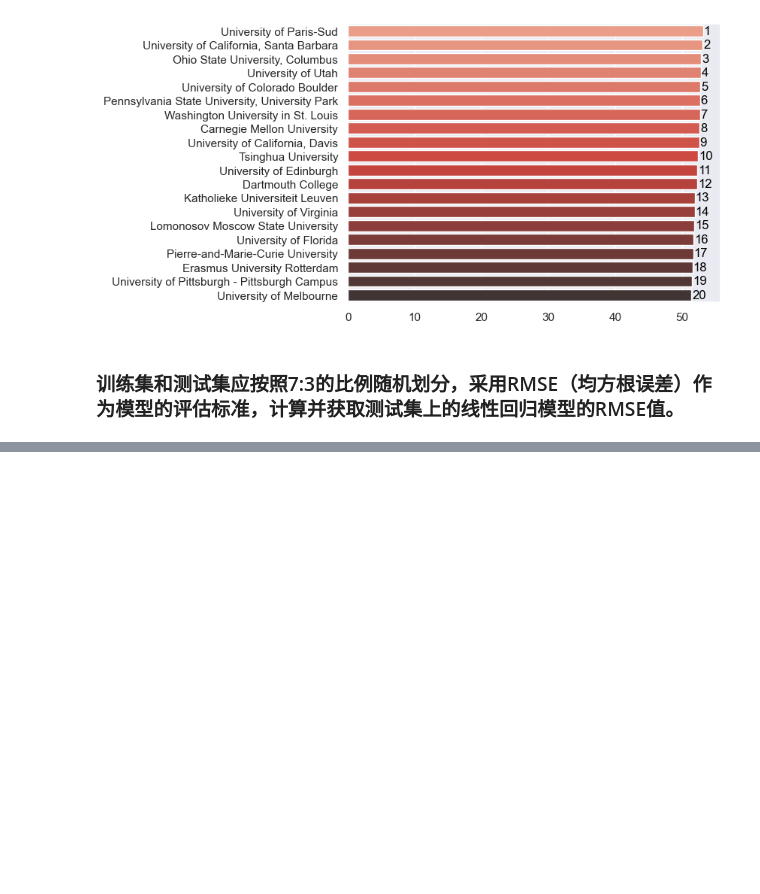
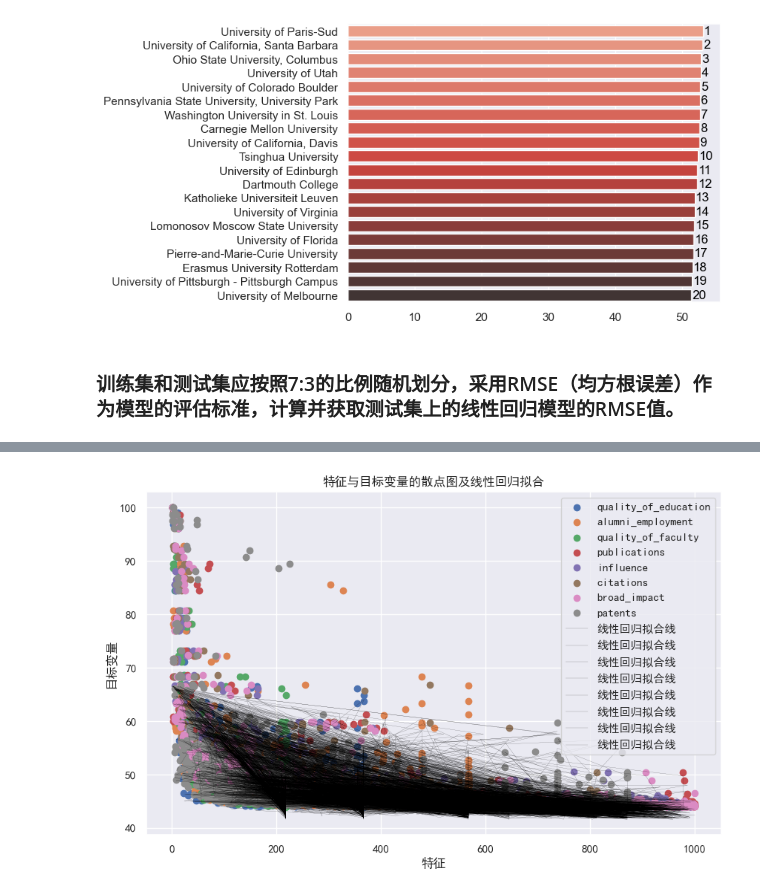
Before and after one commit to 155469wxh/AI, a Jupyter notebook: 基于回归分析的大学综合得分预测/mycode.ipynb, the cells around one changed output, grey strips where cells are left out. Drawn from its saved outputs; the diff is of its cells as text; code cells hidden in the pictures; blank space fills up the shorter version.

```diff
--- a/基于回归分析的大学综合得分预测/mycode.ipynb
+++ b/基于回归分析的大学综合得分预测/mycode.ipynb
@@ -175,0 +206,13 @@ ValueError: Found input variables with inconsistent numbers of samples: [0, 199]
+# %%
+plt.figure(figsize=(10, 6))
+for i in range(X.shape[1]):
+    plt.scatter(X.iloc[:, i], y, label=feature_names[i])
+
+plt.plot(X_test, y_pred, color='black', linewidth=0.1, label='线性回归拟合线')
+plt.title('特征与目标变量的散点图及线性回归拟合')
+plt.xlabel('特征')
+plt.ylabel('目标变量')
+plt.legend()
+plt.show()
+# %% [output]
+[figure, added]
```
Also changed, not shown: parts of 10 cells of this notebook, 2 other files.
